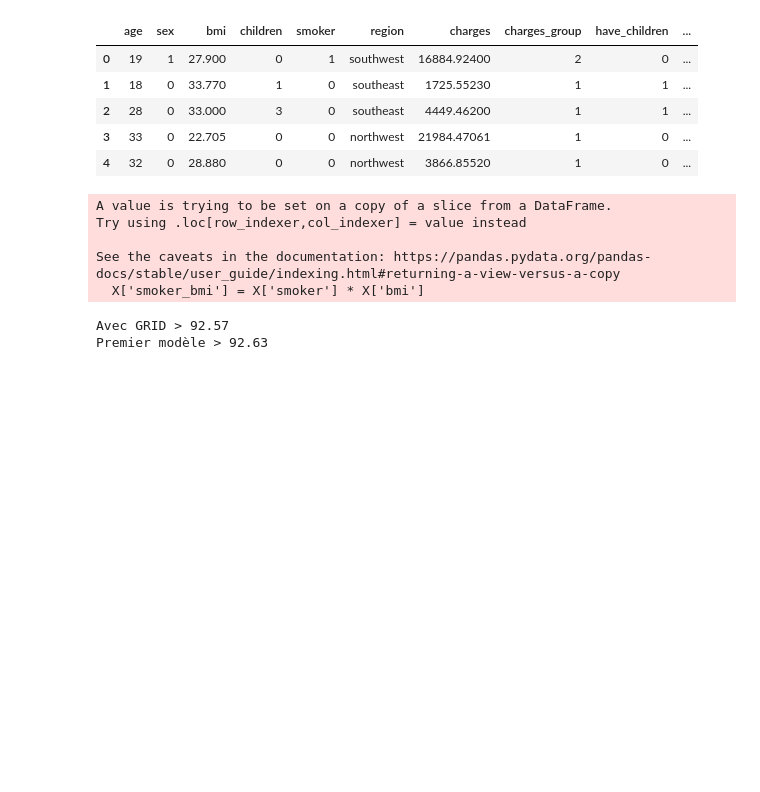
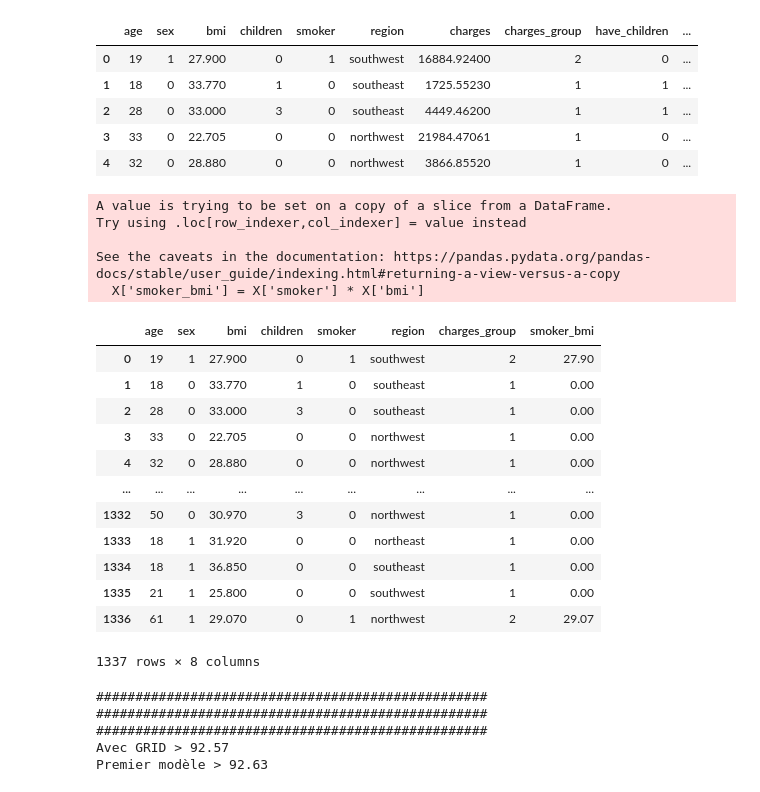
Before and after one commit to ChristianPRO1982/insurance_premium_SC, a Jupyter notebook: chris.ipynb, the cells around one changed output. Saved outputs shown, nothing was run; the diff lists cells and outputs as text; code cells hidden in the pictures; blank space fills up the shorter version.

```diff
--- a/chris.ipynb
+++ b/chris.ipynb
@@ -695,7 +695,7 @@ from sklearn.preprocessing import OneHotEncoder
 from sklearn.impute import SimpleImputer
 from sklearn.pipeline import make_pipeline
 from sklearn.linear_model import LinearRegression, LassoCV, Lasso
-from sklearn.preprocessing import OrdinalEncoder
+import joblib
 
 y = df[['charges']]
 # X = df[['age', 'sex', 'bmi', 'children', 'smoker', 'region', 'charges_group', 'have_children','bmi_category]]
@@ -722,6 +722,9 @@ preprocessor = make_column_transformer((numerical_pipeline, numerical_features),
                                        (categorical_pipeline, categorical_features))
 
 
+print("##################################################")
+print("##################################################")
+print("##################################################")
 # AVEC GRID SEARCH
 # Meilleurs hyperparamètres :  {'lassocv__alphas': [2, 1, 1, 1, 1, 1, 1, 1], 'lassocv__cv': 3, 'lassocv__eps': 0.1, 'lassocv__n_alphas': 100, 'lassocv__random_state': 42}
 # 'lassocv__cv': 3, 'lassocv__eps': 0.1, 'lassocv__n_alphas': 100, 'lassocv__random_state': 42}
@@ -732,37 +735,56 @@ model = make_pipeline(preprocessor, LassoCV(random_state=42))
 # SANS GRID SEARCH
 model.fit(X_train, y_train)
 print("Premier modèle >", round(model.score(X_test, y_test)*100, 2))
+
+# sauvegarde du meilleur modèle
+joblib.dump(model, "model.sav")
 
 
 
 # GRID SEARCH
 if True == False:
     param_grid = {
         'lassocv__eps': [10**-x for x in range(1,6)],
         'lassocv__n_alphas': [100 * x for x in range(1,4)],
         'lassocv__alphas': [[1,1,1,1,1,1,1,1],
                             [2,1,1,1,1,1,1,1],
                             [1,2,1,1,1,1,1,1],
                             [1,1,2,1,1,1,1,1],
                             [1,1,1,2,1,1,1,1],
                             [1,1,1,1,2,1,1,1],
                             [1,1,1,1,1,2,1,1],
                             [1,1,1,1,1,1,2,1],
                             [1,1,1,1,1,1,1,2]],
         'lassocv__cv': [x for x in range(3,8)],
         'lassocv__random_state': [42]
     }
     grid_search = GridSearchCV(model, param_grid)
     # Entraînement du modèle avec recherche de grille
     grid_search.fit(X_train, y_train)
 
     print("Meilleurs hyperparamètres : ", grid_search.best_params_)
     # grid_search.predict(X_test))
 # %% [output]
 A value is trying to be set on a copy of a slice from a DataFrame.
 Try using .loc[row_indexer,col_indexer] = value instead
 
 See the caveats in the documentation: https://pandas.pydata.org/pandas-docs/stable/user_guide/indexing.html#returning-a-view-versus-a-copy
   X['smoker_bmi'] = X['smoker'] * X['bmi']
+|  | age | sex | bmi | children | smoker | region | charges_group | smoker_bmi |
+| 0 | 19 | 1 | 27.900 | 0 | 1 | southwest | 2 | 27.90 |
+| 1 | 18 | 0 | 33.770 | 1 | 0 | southeast | 1 | 0.00 |
+| 2 | 28 | 0 | 33.000 | 3 | 0 | southeast | 1 | 0.00 |
+| 3 | 33 | 0 | 22.705 | 0 | 0 | northwest | 1 | 0.00 |
+| 4 | 32 | 0 | 28.880 | 0 | 0 | northwest | 1 | 0.00 |
+| ... | ... | ... | ... | ... | ... | ... | ... | ... |
+| 1332 | 50 | 0 | 30.970 | 3 | 0 | northwest | 1 | 0.00 |
+| 1333 | 18 | 1 | 31.920 | 0 | 0 | northeast | 1 | 0.00 |
+| 1334 | 18 | 1 | 36.850 | 0 | 0 | southeast | 1 | 0.00 |
+| 1335 | 21 | 1 | 25.800 | 0 | 0 | southwest | 1 | 0.00 |
+| 1336 | 61 | 1 | 29.070 | 0 | 1 | northwest | 2 | 29.07 |
-Avec GRID > 92.57
-Premier modèle > 92.63
+1337 rows × 8 columns
+##################################################
+##################################################
+##################################################
+Avec GRID > 92.57
+Premier modèle > 92.63
```
Also changed, not shown: 6 other files.
